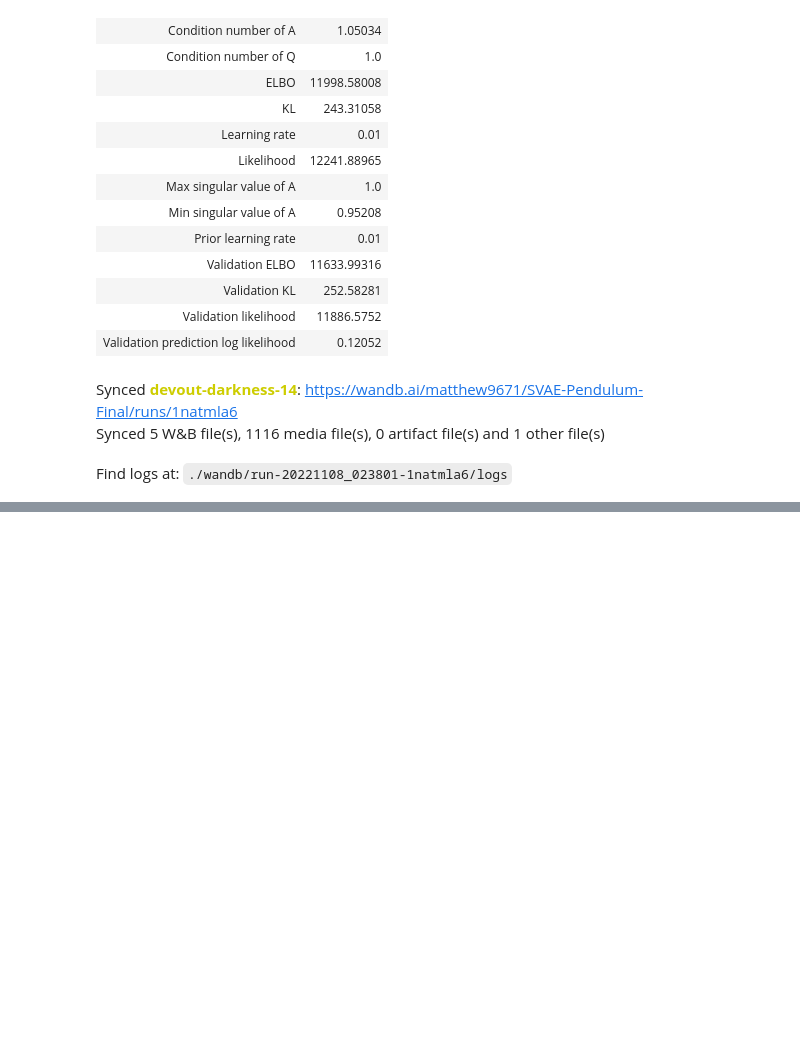
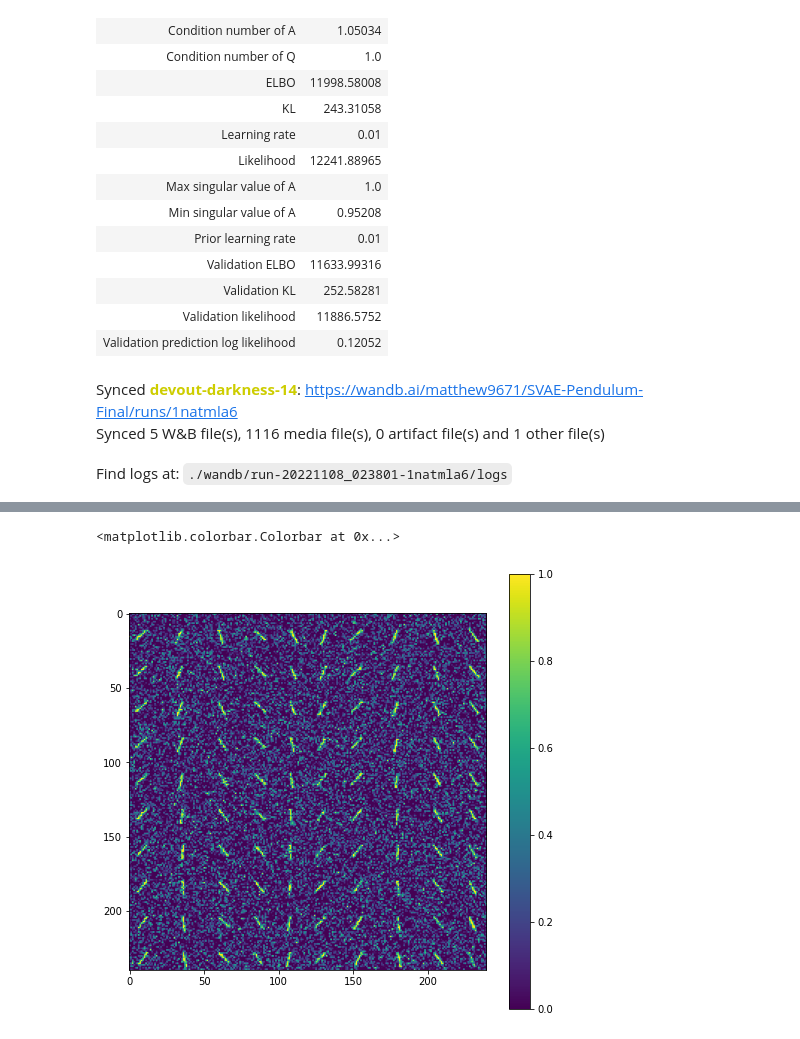
Before and after one commit to matthew9671/MattLab, a Jupyter notebook: Revisiting_SVAE.ipynb, the cells around one changed output, grey strips where cells are left out. Cells and saved outputs as stored; diff of their text form; code cells hidden in the pictures; blank space fills up the shorter version.

Commit message:
Added diagnostics code for pendulum

```diff
--- a/Revisiting_SVAE.ipynb
+++ b/Revisiting_SVAE.ipynb
@@ -3571,0 +3563,24 @@ run_variations = {
+# %%
+try:
+    os.remove("parameters.pkl")
+except:
+    pass
+with open(wandb.restore("parameters.pkl", project_path+run_name).name, "rb") as f:
+    d = pkl.load(f)
+params = d[-1]
+prior_params = params["prior_params"]
+dec_params = params["dec_params"]
+# Get the configs for that specific run
+run = api.run(project_path+run_name)
+run_params = deepcopy(run.config)
+# Get the dataset and the model object
+
+# run_params["seed"] = np.array(run_params["seed"], dtype=np.uint32)
+# For some unknown reason we're getting an int instead of a PRNGKey object
+run_params["seed"] = jr.PRNGKey(run_params["seed"])
+del(run_params["recnet_architecture"]["head_mean_params"]["features"][-1])
+del(run_params["recnet_architecture"]["head_var_params"]["features"][-1])
+run_params["dataset_params"]["seed"] = np.array(
+    run_params["dataset_params"]["seed"], dtype=np.uint32)
+data_dict = load_pendulum(run_params)
+model_dict = init_model(run_params, data_dict)
@@ -3571,0 +3589,23 @@ run_variations = {
+# %%
+# Sample from the prior and visualize its decoding
+key = key_0
+jax.config.update("jax_debug_nans", True)
+prior_sample = model.prior.sample(prior_params, shape=(1,), key=key)[0]
+plt.plot(prior_sample)
+plt.figure()
+# plot_pcs(prior_sample, 2)
+out_dist = model.decoder.apply(dec_params, prior_sample)
+y_decoded = out_dist.mean()
+plt.figure()
+plot_img_grid(y_decoded)
+# %%
+key = jr.split(key)[0]
+data_id = jr.choice(key, 100)
+data = data_dict["train_data"][data_id]
+# states = targets[data_id]
+# angles = np.arctan2(states[:,0], states[:,1])
+plot_img_grid(data)
+plt.colorbar()
+# %% [output]
+<matplotlib.colorbar.Colorbar at 0x...>
+[figure, added]
```
Also changed, not shown: parts of 21 cells of this notebook.
